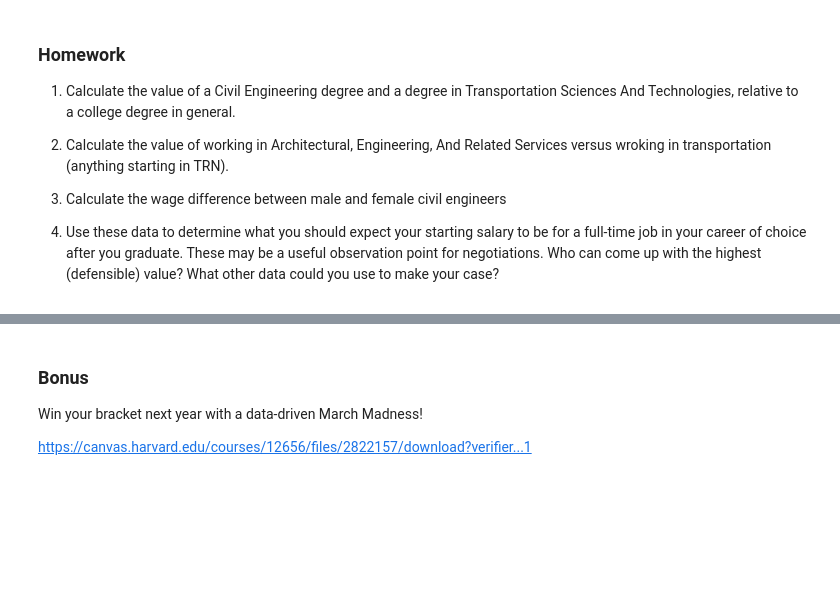
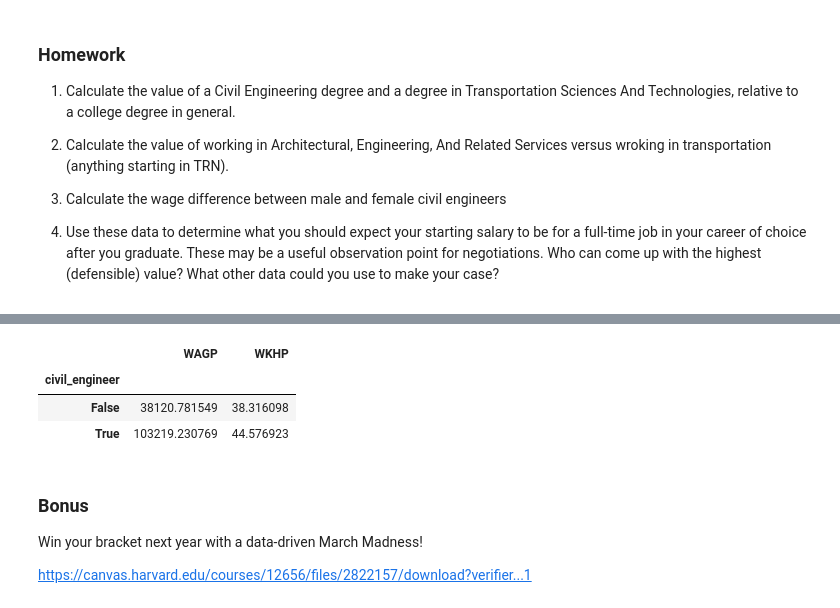
Before and after one commit to alha282/ce599, a Jupyter notebook: 21-Regression 1/Regression 1.ipynb, the cells around one changed output, grey strips where cells are left out. Saved outputs shown, nothing was run; the diff lists cells and outputs as text; code cells hidden in the pictures; blank space fills up the shorter version.

```diff
--- a/21-Regression 1/Regression 1.ipynb
+++ b/21-Regression 1/Regression 1.ipynb
@@ -545,3 +545,9 @@ Warnings:
 3. Calculate the wage difference between male and female civil engineers
 
 4. Use these data to determine what you should expect your starting salary to be for a full-time job in your career of choice after you graduate.  These may be a useful observation point for negotiations.  Who can come up with the highest (defensible) value?  What other data could you use to make your case?
+# %%
+df['civil_engineer'] = df['FOD1P'].apply(lambda x : x==2406)
+# %%
+df['college_grad'] = df['SCHL'].apply(lambda x : x>=20)
+# %%
+df['transportation'] =  df['FOD1P'].apply(lambda x : x>=6070 and x <=6390)
@@ -547,0 +592,12 @@ Warnings:
+# %%
+# many of these are not significant, so let's drop some
+def recode_job(FOD1P):
+    if FOD1P==2406:
+        return 'civil engineer'
+    elif FOD1P>=6070 and FOD1P <=6390:
+        return 'transportation'
+    else:
+        return str(FOD1P)
+
+df['FOD1P2'] = df['FOD1P'].apply(recode_job)
+df['FOD1P2'].value_counts()
@@ -548,3 +622,10 @@ Warnings:
+# %%
+df[['WAGP', 'WKHP', 'civil_engineer']].groupby('civil_engineer').mean()
+# %% [output]
+|  | WAGP | WKHP |
+| civil_engineer |  |  |
+| False | 38120.781549 | 38.316098 |
+| True | 103219.230769 | 44.576923 |
 # %% [markdown]
 ### Bonus
 
```
Also changed, not shown: parts of 14 cells of this notebook.
